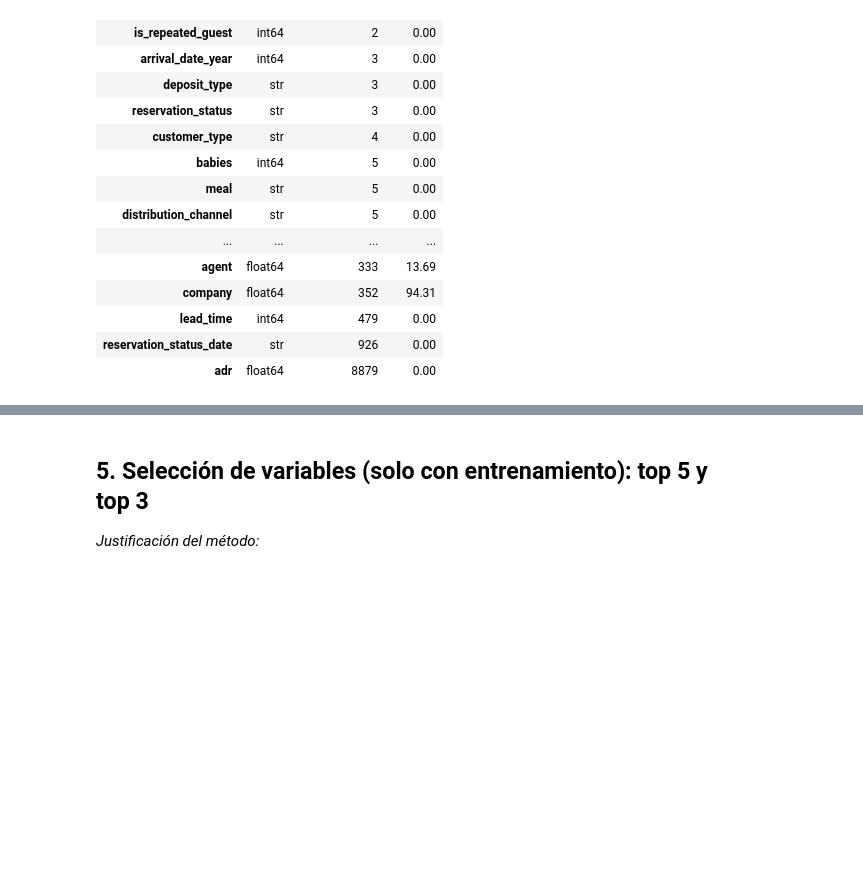
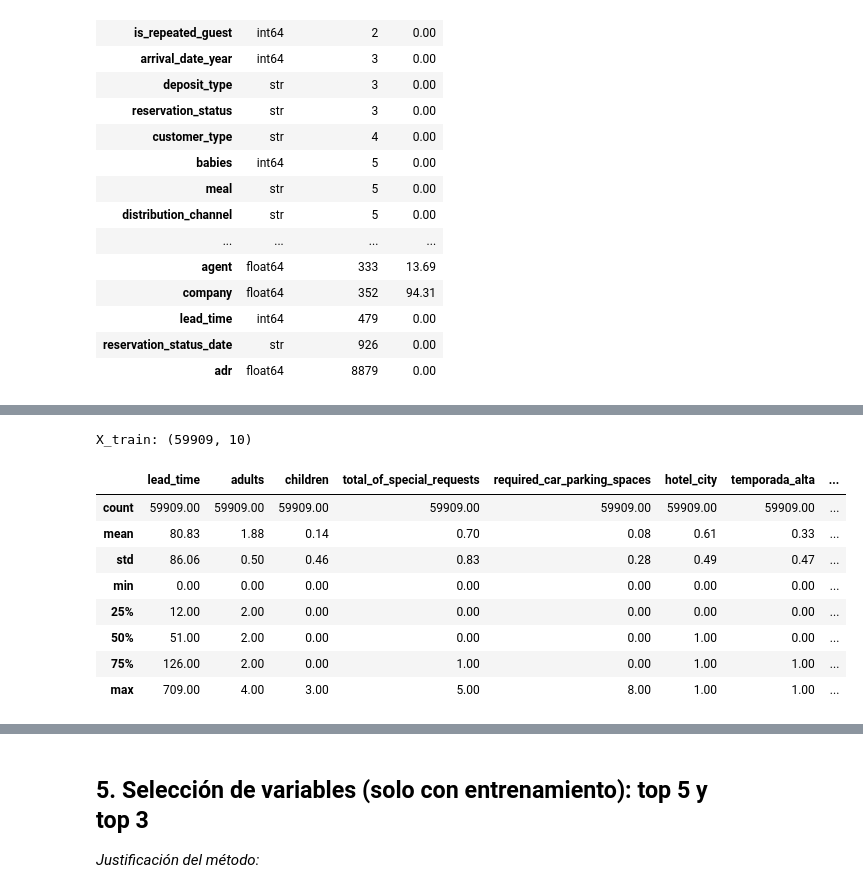
Before and after one commit to FernandoOrtegaS/T2_IA, a Jupyter notebook: P1_hotel_booking.ipynb, the cells around one changed output, grey strips where cells are left out. Drawn from its saved outputs; the diff is of its cells as text; code cells hidden in the pictures; blank space fills up the shorter version.

```diff
--- a/P1_hotel_booking.ipynb
+++ b/P1_hotel_booking.ipynb
@@ -104,0 +126,10 @@ Como las columnas `hotel`, `is_canceled` e `is_repeated_guest` tienen solo 2 val
+# %%
+df_limpio = df.copy()
+df_limpio = df_limpio.drop_duplicates()
+df_limpio["children"] = df_limpio["children"].fillna(0)
+personas = df_limpio["adults"] + df_limpio["children"] + df_limpio["babies"]
+df_limpio = df_limpio[personas > 0]
+df_limpio = df_limpio[(df_limpio["adr"] > 0) & (df_limpio["adr"] < 1000)]
+
+print("antes:", df.shape)
+print("despues:", df_limpio.shape)
@@ -104,0 +142,9 @@ Como las columnas `hotel`, `is_canceled` e `is_repeated_guest` tienen solo 2 val
+# %%
+df_limpio = df_limpio.drop(columns=["reservation_status", "reservation_status_date", "company", "agent", "country"])
+
+df_limpio["hotel_city"] = (df_limpio["hotel"] == "City Hotel").astype(int)
+df_limpio["deposito_no_reemb"] = (df_limpio["deposit_type"] == "Non Refund").astype(int)
+meses_verano = ["June", "July", "August"]
+df_limpio["temporada_alta"] = df_limpio["arrival_date_month"].isin(meses_verano).astype(int)
+
+df_limpio.shape
@@ -104,0 +160,7 @@ Como las columnas `hotel`, `is_canceled` e `is_repeated_guest` tienen solo 2 val
+# %%
+train, temp = train_test_split(df_limpio, test_size=0.30, random_state=SEED)
+val, test = train_test_split(temp, test_size=0.50, random_state=SEED)
+
+print("train:", train.shape, f"({len(train)/len(df_limpio):.0%})")
+print("val:  ", val.shape, f"({len(val)/len(df_limpio):.0%})")
+print("test: ", test.shape, f"({len(test)/len(df_limpio):.0%})")
@@ -104,0 +270,25 @@ Como las columnas `hotel`, `is_canceled` e `is_repeated_guest` tienen solo 2 val
+# %%
+X_cols = ["lead_time", "adults", "children", "total_of_special_requests",
+          "required_car_parking_spaces", "hotel_city", "temporada_alta",
+          "deposito_no_reemb", "is_repeated_guest", "booking_changes"]
+
+X_train = train[X_cols]
+X_val = val[X_cols]
+X_test = test[X_cols]
+
+y1_train, y1_val, y1_test = train["adr"], val["adr"], test["adr"]
+y2_train, y2_val, y2_test = train["is_canceled"], val["is_canceled"], test["is_canceled"]
+
+print("X_train:", X_train.shape)
+X_train.describe().round(2)
+# %% [output]
+X_train: (59909, 10)
+|  | lead_time | adults | children | total_of_special_requests | required_car_parking_spaces | hotel_city | temporada_alta | ... |
+| count | 59909.00 | 59909.00 | 59909.00 | 59909.00 | 59909.00 | 59909.00 | 59909.00 | ... |
+| mean | 80.83 | 1.88 | 0.14 | 0.70 | 0.08 | 0.61 | 0.33 | ... |
+| std | 86.06 | 0.50 | 0.46 | 0.83 | 0.28 | 0.49 | 0.47 | ... |
+| min | 0.00 | 0.00 | 0.00 | 0.00 | 0.00 | 0.00 | 0.00 | ... |
+| 25% | 12.00 | 2.00 | 0.00 | 0.00 | 0.00 | 0.00 | 0.00 | ... |
+| 50% | 51.00 | 2.00 | 0.00 | 0.00 | 0.00 | 1.00 | 0.00 | ... |
+| 75% | 126.00 | 2.00 | 0.00 | 1.00 | 0.00 | 1.00 | 1.00 | ... |
+| max | 709.00 | 4.00 | 3.00 | 5.00 | 8.00 | 1.00 | 1.00 | ... |
```
Also changed, not shown: parts of 30 cells of this notebook.
